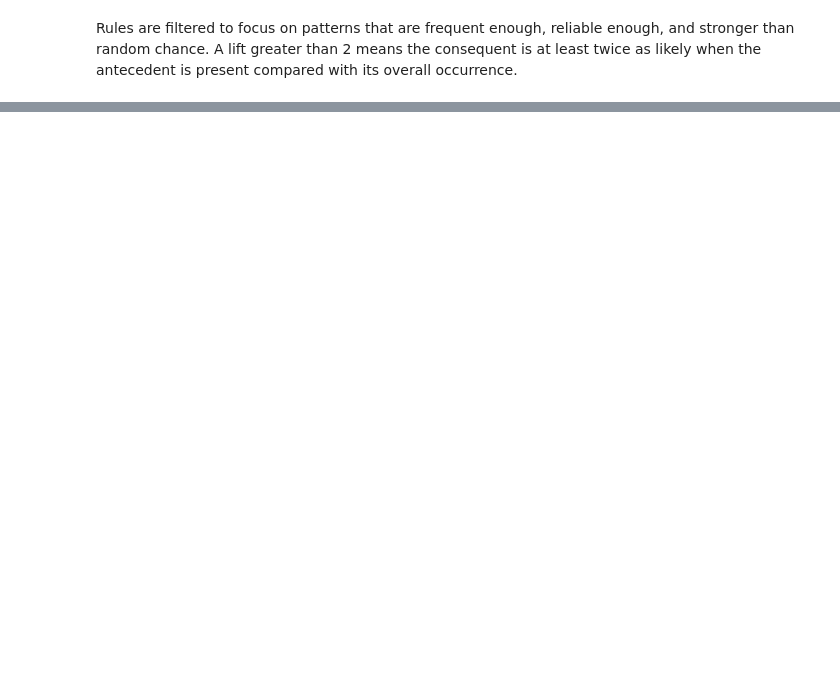
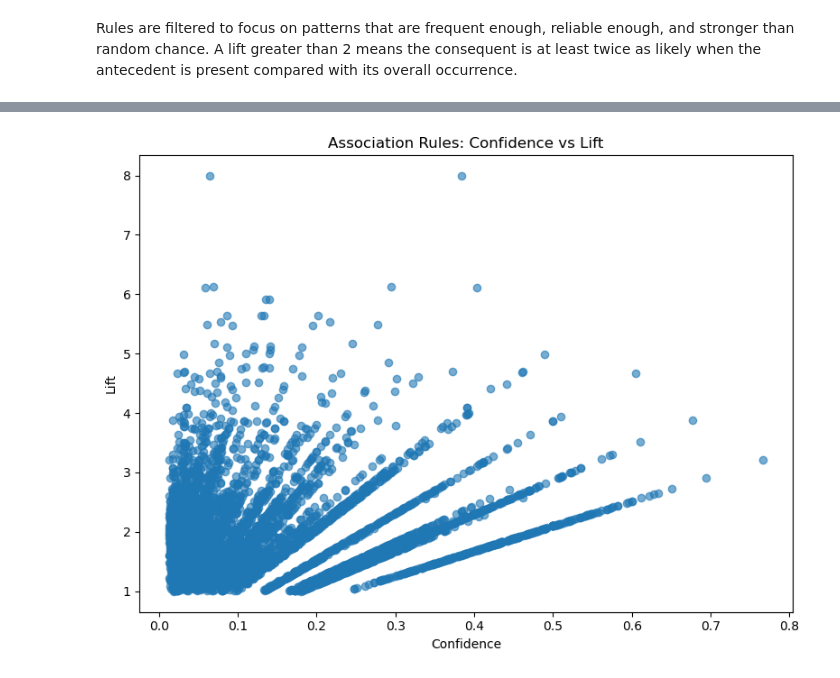
Before and after one commit to profshai/machine-learning-deep-learning, a Jupyter notebook: 02_unsupervised_ML/association rule/market_basket_analysis.ipynb, the cells around one changed output, grey strips where cells are left out. Saved outputs shown, nothing was run; the diff lists cells and outputs as text; code cells hidden in the pictures; blank space fills up the shorter version.

```diff
--- a/02_unsupervised_ML/association rule/market_basket_analysis.ipynb
+++ b/02_unsupervised_ML/association rule/market_basket_analysis.ipynb
@@ -346,0 +450,16 @@ Rules are filtered to focus on patterns that are frequent enough, reliable enoug
+# %%
+plt.figure(figsize=(8, 6))
+
+plt.scatter(
+    rules_apriori["confidence"],
+    rules_apriori["lift"],
+    alpha=0.6
+)
+
+plt.xlabel("Confidence")
+plt.ylabel("Lift")
+plt.title("Association Rules: Confidence vs Lift")
+plt.tight_layout()
+plt.show()
+# %% [output]
+[figure, added]
```
Also changed, not shown: parts of 19 cells of this notebook.
